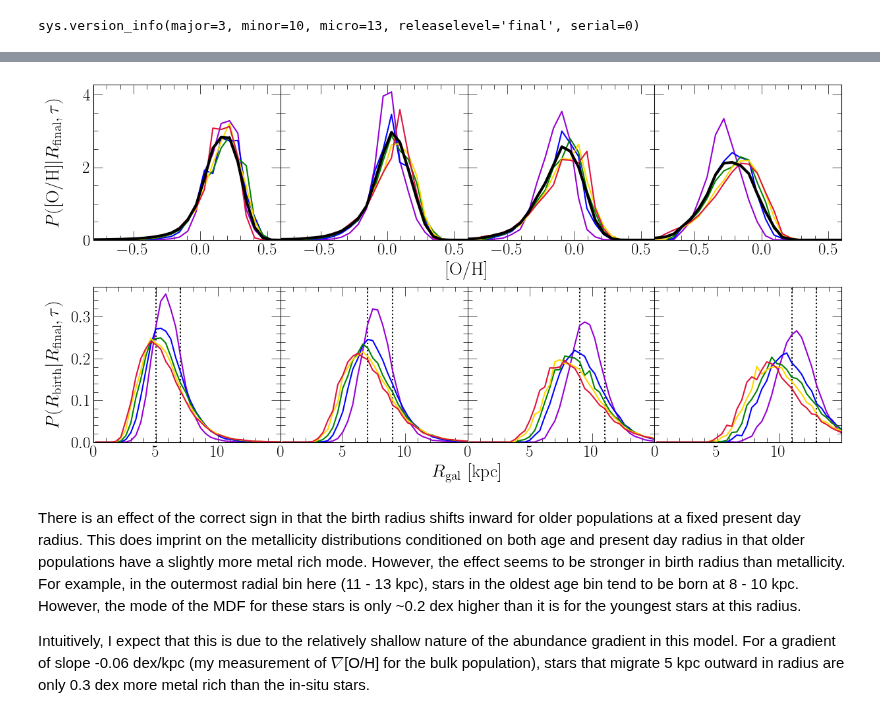
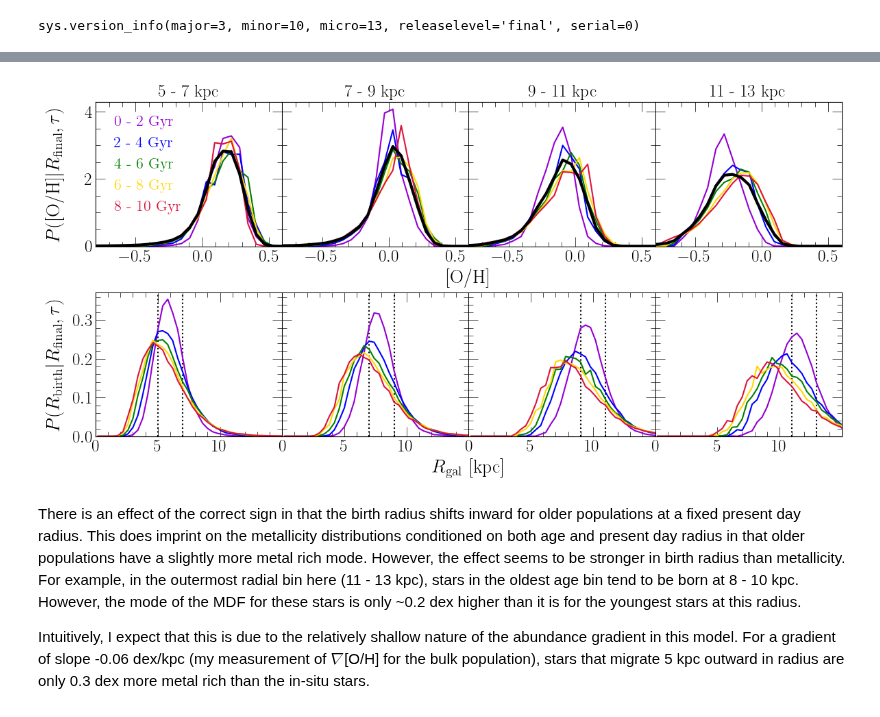
Before and after one commit to giganano/outflows, a Jupyter notebook: notebooks/rbirth-oh-distributions.ipynb, the cells around one changed output, grey strips where cells are left out. Cells and saved outputs as stored; diff of their text form; code cells hidden in the pictures.

```diff
--- a/notebooks/rbirth-oh-distributions.ipynb
+++ b/notebooks/rbirth-oh-distributions.ipynb
@@ -15,20 +17,28 @@ output.stars["absz"] = [abs(_) for _ in extra[:,-1][:output.stars.size[0]]]
 stars = output.stars.filter("absz", "<=", 0.5)
 # %%
 ZONE_WIDTH = 0.1
-def plot_distributions(ax_radial, ax_oh, sample, age_range, radial_range, radial_bins, oh_bins, **kwargs):
-    sub = sample.filter(
+
+def filter_sample(sample, age_range, radial_range):
+    return sample.filter(
         "zone_final", ">=", int(radial_range[0] / ZONE_WIDTH)).filter(
         "zone_final", "<=", int(radial_range[1] / ZONE_WIDTH) - 1).filter(
         "age", ">=", age_range[0]).filter(
         "age", "<=", age_range[1])
+
+def get_distributions(sample, age_range, radial_range, radial_bins, oh_bins):
+    sample = filter_sample(sample, age_range, radial_range)
     sub["rbirth"] = [ZONE_WIDTH * (zone + 0.5) for zone in sub["zone_origin"]]
     hist_kwargs = {
         "weights": sub["mass"],
         "density": True
     }
     rbirth_dist, _ = np.histogram(sub["rbirth"], bins = radial_bins, **hist_kwargs)
+    oh_dist, _ = np.histogram(sub["[o/h]"], bins = oh_bins, **hist_kwargs)
+    return [rbirth_dist, oh_dist]
+
+def plot_distributions(ax_radial, ax_oh, sample, age_range, radial_range, radial_bins, oh_bins, **kwargs):
+    rbirth_dist, oh_dist = get_distributions(sample, age_range, radial_range, radial_bins, oh_bins)
     xvals = [(a + b) / 2 for a, b in zip(radial_bins[1:], radial_bins[:-1])]
     ax_radial.plot(xvals, rbirth_dist, **kwargs)
-    oh_dist, _ = np.histogram(sub["[o/h]"], bins = oh_bins, **hist_kwargs)
     xvals = [(a + b) / 2 for a, b in zip(oh_bins[1:], oh_bins[:-1])]
     ax_oh.plot(xvals, oh_dist, **kwargs)
@@ -90,6 +58,7 @@ for i in range(4):
     top.append(fig.add_subplot(241 + i, **kwargs))
     top[i].set_xlim([-0.8, 0.6])
     top[i].set_xticks([-0.5, 0, 0.5])
+    top[i].set_title("%d - %d kpc" % (RADIAL_RANGES[i], RADIAL_RANGES[i + 1]))
     if i: kwargs["sharey"] = bottom[0]
     bottom.append(fig.add_subplot(245 + i, **kwargs))
     bottom[i].set_xlim([0, 15])
@@ -99,8 +68,8 @@ for i in range(4):
         plt.setp(top[i].get_yticklabels(), visible = False)
         plt.setp(bottom[i].get_yticklabels(), visible = False)
     else: pass
-    top_dummy = fig.add_axes([0.1, 0.1, 0.1, 0.1], zorder = -1000)
-    bottom_dummy = fig.add_axes([0.1, 0.1, 0.1, 0.1], zorder = -1000)
+    top_dummy = fig.add_subplot(211, zorder = -1000)
+    bottom_dummy = fig.add_subplot(212, zorder = -1000)
     for dummy in [top_dummy, bottom_dummy]:
         plt.setp(dummy.get_xticklabels(), visible = False)
         plt.setp(dummy.get_yticklabels(), visible = False)
@@ -112,40 +81,57 @@ for i in range(len(RADIAL_RANGES) - 1):
     }
     bottom[i].axvline(RADIAL_RANGES[i], **kwargs)
     bottom[i].axvline(RADIAL_RANGES[i + 1], **kwargs)
     for j in range(len(AGE_RANGES) - 1):
+        kwargs = {
+            "c": named_colors()[COLORS[j]],
+            "label": "%d - %d Gyr" % (AGE_RANGES[j], AGE_RANGES[j + 1])
+        }
         plot_distributions(bottom[i], top[i], stars, AGE_RANGES[j:(j + 2)], RADIAL_RANGES[i:(i + 2)],
-            RADIAL_BINS, OH_BINS, c = named_colors()[COLORS[j]])
+            RADIAL_BINS, OH_BINS, **kwargs)
     sub = stars.filter(
         "zone_final", ">=", int(RADIAL_RANGES[i] / ZONE_WIDTH)).filter(
         "zone_final", "<=", int(RADIAL_RANGES[i + 1] / ZONE_WIDTH) - 1)
     oh_dist, _ = np.histogram(sub["[o/h]"], bins = OH_BINS, weights = sub["mass"], density = True)
     xvals = [(a + b) / 2 for a, b in zip(OH_BINS[:-1], OH_BINS[1:])]
     top[i].plot(xvals, oh_dist, c = named_colors()["black"], linewidth = 3)
 
+kwargs = {
+    "loc": mpl_loc("upper left"),
+    "handlelength": 0,
+    "ncol": 1,
+    "fontsize": 16
+}
+leg = top[0].legend(**kwargs)
+fancy_legend(leg, COLORS)
+
 top[0].set_ylim([0, top[0].get_ylim()[1]])
 bottom[0].set_ylim([0, bottom[0].get_ylim()[1]])
 
 plt.tight_layout()
-plt.subplots_adjust(wspace = 0, hspace = 0.3)
+plt.subplots_adjust(wspace = 0, hspace = 0.32, left = 0.08, bottom = 0.12)
+top_dummy.set_xlabel("[O/H]", labelpad = 20)
+top_dummy.set_ylabel(r"$P(\text{[O/H]} | R_\text{final}, \tau)$", labelpad = 30)
+bottom_dummy.set_xlabel(r"$R_\text{gal}$ [kpc]", labelpad = 20)
+bottom_dummy.set_ylabel(r"$P(R_\text{birth} | R_\text{final}, \tau)$", labelpad = 30)
 top_dummy.set_position([
     top[0].get_position().x0,
     top[0].get_position().y0,
     top[-1].get_position().x1 - top[0].get_position().x0,
     top[0].get_position().y1 - top[0].get_position().y0
 ])
 bottom_dummy.set_position([
     bottom[0].get_position().x0,
     bottom[0].get_position().y0,
     bottom[-1].get_position().x1 - bottom[0].get_position().x0,
     bottom[0].get_position().y1 - bottom[0].get_position().y0
 ])
-top_dummy.set_xlabel("[O/H]", labelpad = 20)
-top_dummy.set_ylabel(r"$P(\text{[O/H]} | R_\text{final}, \tau)$", labelpad = 30)
-bottom_dummy.set_xlabel(r"$R_\text{gal}$ [kpc]", labelpad = 20)
-bottom_dummy.set_ylabel(r"$P(R_\text{birth} | R_\text{final}, \tau)$", labelpad = 30)
+for ext in ["pdf", "jpeg"]:
+    kwargs = {}
+    if ext == "jpeg": kwargs["dpi"] = 200
+    plt.savefig("./rbirth-oh-distributions/rbirth-oh-distributions-insideout-vrad0.%s" % (ext), **kwargs)
 plt.show()
 # %% [output]
-[figure, old version]
+[figure, new version]
 # %% [markdown]
 There is an effect of the correct sign in that the birth radius shifts inward for older populations at a fixed present day radius. This does imprint on the metallicity distributions conditioned on both age and present day radius in that older populations have a slightly more metal rich mode. However, the effect seems to be stronger in birth radius than metallicity. For example, in the outermost radial bin here (11 - 13 kpc), stars in the oldest age bin tend to be born at 8 -  10 kpc. However, the mode of the MDF for these stars is only ~0.2 dex higher than it is for the youngest stars at this radius.
 
```
Also changed, not shown: parts of 7 cells of this notebook, 7 other files.
